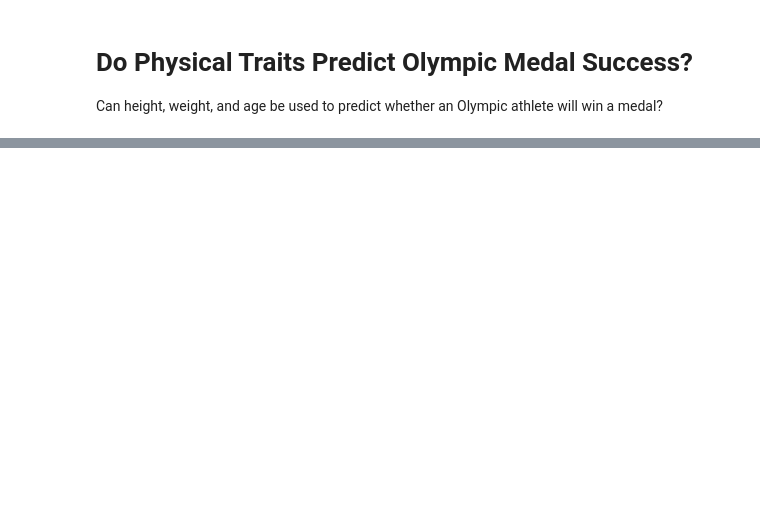
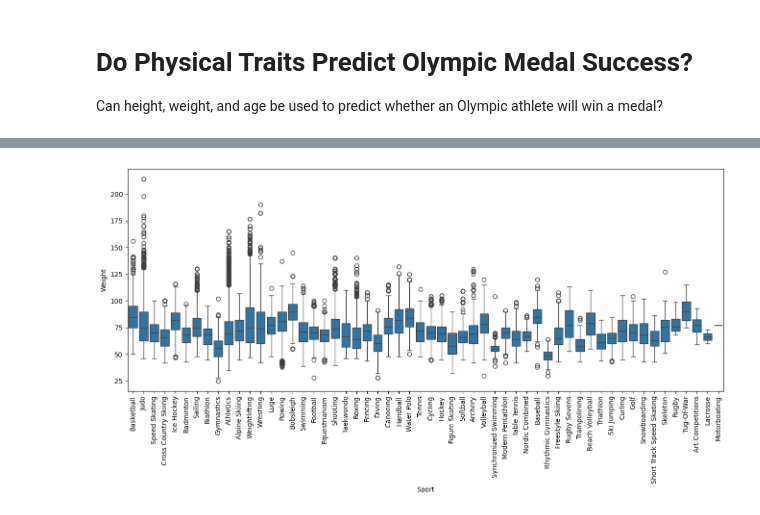
Before and after one commit to SophiaKim100/NDSRP, a Jupyter notebook: Olympic_Events.ipynb, the cells around one changed output, grey strips where cells are left out. Cells and saved outputs as stored; diff of their text form; code cells hidden in the pictures; blank space fills up the shorter version.

```diff
--- a/Olympic_Events.ipynb
+++ b/Olympic_Events.ipynb
@@ -63,0 +113,7 @@ plt.show()
+# %%
+plt.figure(figsize=(16,6))
+sns.boxplot(x='Sport', y='Weight', data=df)
+plt.xticks(rotation=90)
+plt.show()
+# %% [output]
+[figure, added]
```
Also changed, not shown: parts of 24 cells of this notebook.
